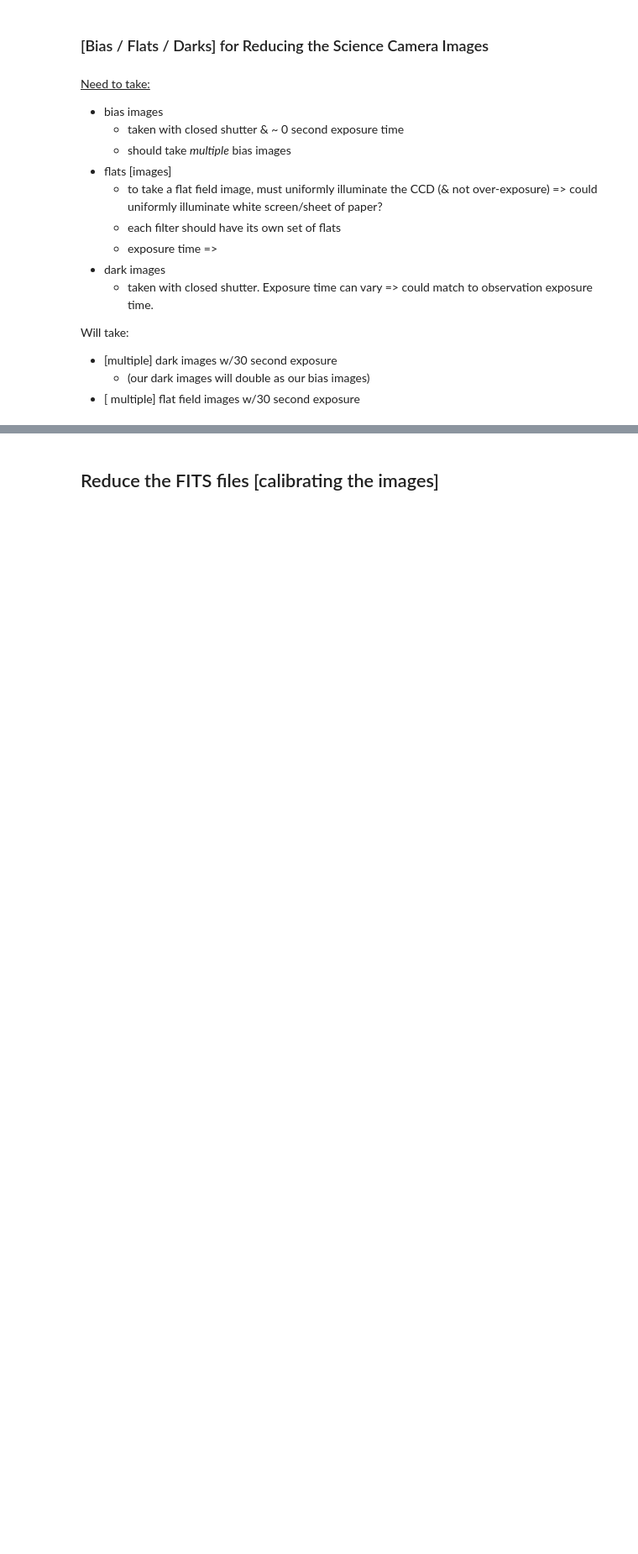
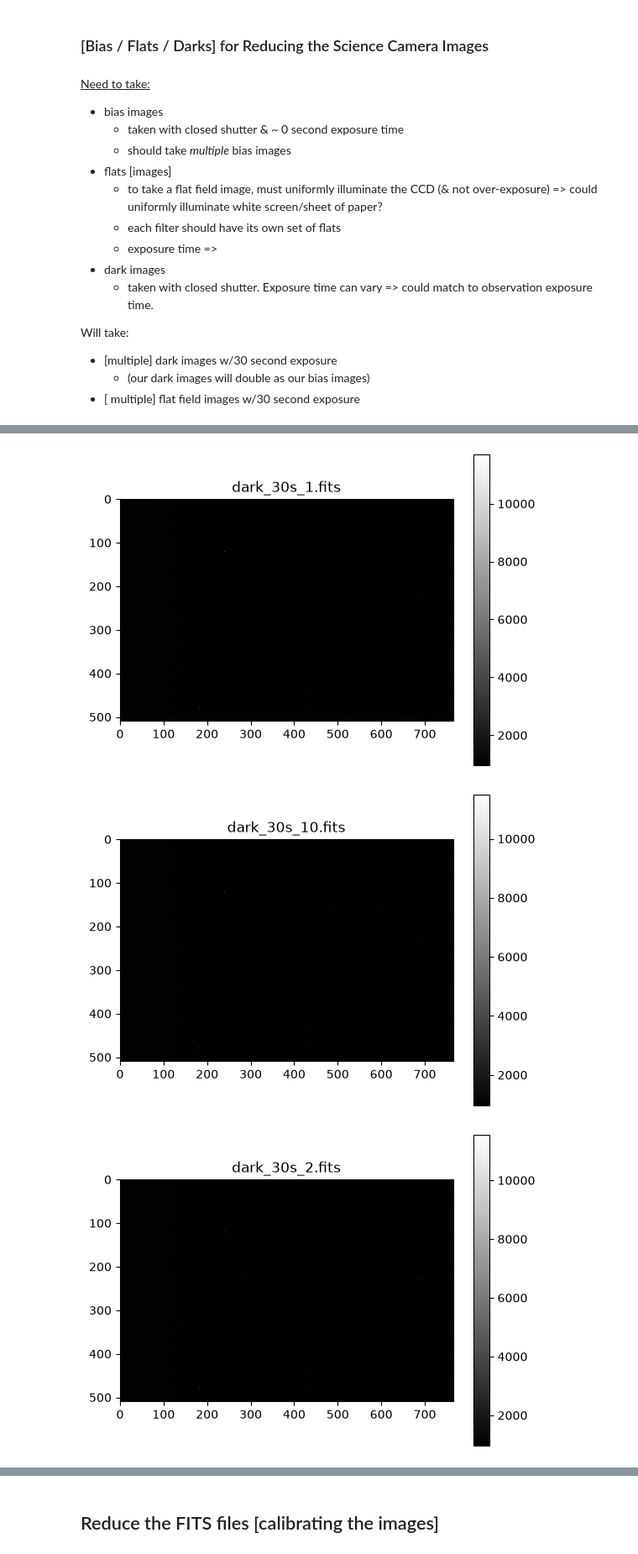
Before and after one commit to Catherine-Lambe/Observational_Instrumental_Lab_WS2627_LMU_Munich, a Jupyter notebook: Exp2_interferometry/Exp2_Interferometry_10-2_1st_Observation-Data_Analysis.ipynb, the cells around one changed output, grey strips where cells are left out. Shown at 84% size. Saved outputs shown, nothing was run; the diff lists cells and outputs as text; code cells hidden in the pictures; blank space fills up the shorter version.

```diff
--- a/Exp2_interferometry/Exp2_Interferometry_10-2_1st_Observation-Data_Analysis.ipynb
+++ b/Exp2_interferometry/Exp2_Interferometry_10-2_1st_Observation-Data_Analysis.ipynb
@@ -75,3 +75,6 @@ Will take:
 - [multiple] dark images w/30 second exposure
     - (our dark images will double as our bias images)
 - [ multiple] flat field images w/30 second exposure
+# %%
+filepaths_darks = glob(filepath+"dark_*.fits")
+filepaths_darks
@@ -77,0 +92,16 @@ Will take:
+# %%
+# open image files, check, & save
+darks_array = []
+for img in filepaths_darks:
+    file = fits.open(img)
+    file = file[0].data
+    file = file.astype('int32')
+    plt.figure()
+    plt.imshow(file, cmap='gray')
+    plt.colorbar()
+    plt.title(img[5:])
+    darks_array.append(file)
+# %% [output]
+[figure, added]
+[figure, added]
+[figure, added]
```
Also changed, not shown: parts of 6 cells of this notebook.
